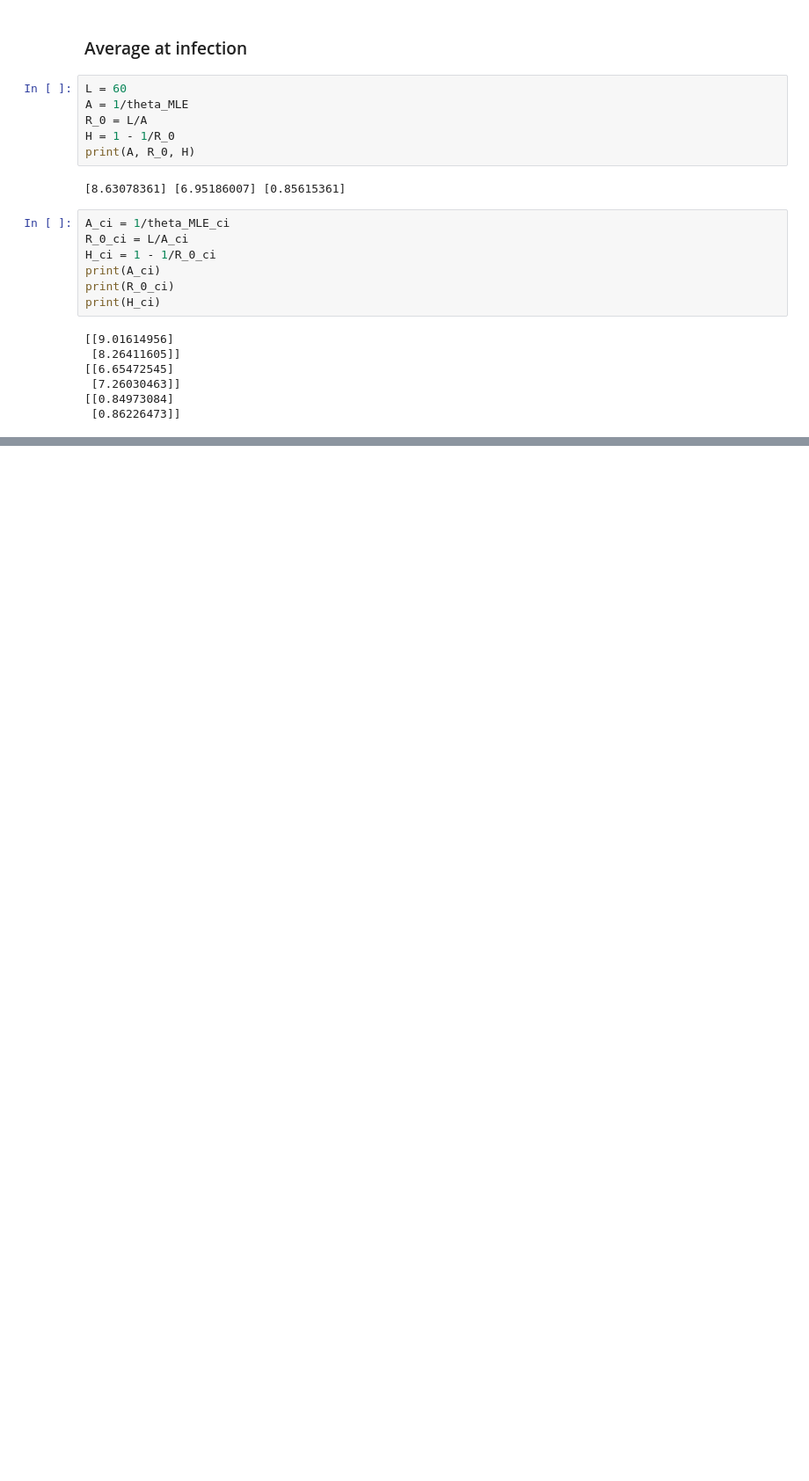
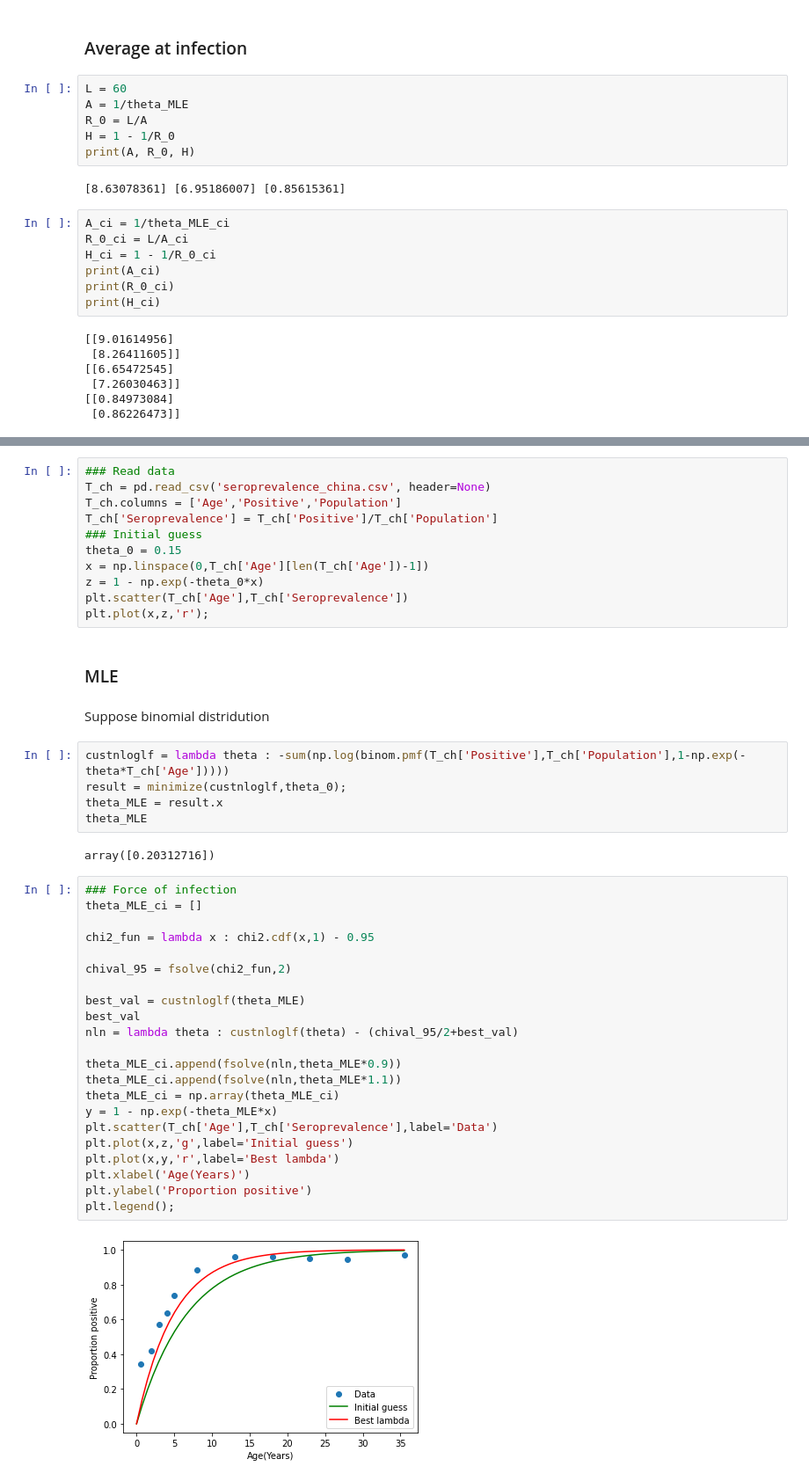
Before and after one commit to dmw1998/Mathematical-Epidemiology-Study-Material, a Jupyter notebook: Model_Fitting_MLE.ipynb, the cells around one changed output, grey strips where cells are left out. Shown at 88% size. Cells and saved outputs as stored; diff of their text form; blank space fills up the shorter version.

```diff
--- a/Model_Fitting_MLE.ipynb
+++ b/Model_Fitting_MLE.ipynb
@@ -94,0 +97,46 @@ print(H_ci)
+# %%
+### Read data
+T_ch = pd.read_csv('seroprevalence_china.csv', header=None)
+T_ch.columns = ['Age','Positive','Population']
+T_ch['Seroprevalence'] = T_ch['Positive']/T_ch['Population']
+### Initial guess
+theta_0 = 0.15
+x = np.linspace(0,T_ch['Age'][len(T_ch['Age'])-1])
+z = 1 - np.exp(-theta_0*x)
+plt.scatter(T_ch['Age'],T_ch['Seroprevalence'])
+plt.plot(x,z,'r');
+# %% [markdown]
+### MLE
+# %% [markdown]
+Suppose binomial distridution
+# %%
+custnloglf = lambda theta : -sum(np.log(binom.pmf(T_ch['Positive'],T_ch['Population'],1-np.exp(-theta*T_ch['Age']))))
+result = minimize(custnloglf,theta_0);
+theta_MLE = result.x
+theta_MLE
+# %% [output]
+array([0.20312716])
+# %%
+### Force of infection
+theta_MLE_ci = []
+
+chi2_fun = lambda x : chi2.cdf(x,1) - 0.95
+
+chival_95 = fsolve(chi2_fun,2)
+
+best_val = custnloglf(theta_MLE)
+best_val
+nln = lambda theta : custnloglf(theta) - (chival_95/2+best_val)
+
+theta_MLE_ci.append(fsolve(nln,theta_MLE*0.9))
+theta_MLE_ci.append(fsolve(nln,theta_MLE*1.1))
+theta_MLE_ci = np.array(theta_MLE_ci)
+y = 1 - np.exp(-theta_MLE*x)
+plt.scatter(T_ch['Age'],T_ch['Seroprevalence'],label='Data')
+plt.plot(x,z,'g',label='Initial guess')
+plt.plot(x,y,'r',label='Best lambda')
+plt.xlabel('Age(Years)')
+plt.ylabel('Proportion positive')
+plt.legend();
+# %% [output]
+[figure, added]
```
Also changed, not shown: parts of 11 cells of this notebook.
